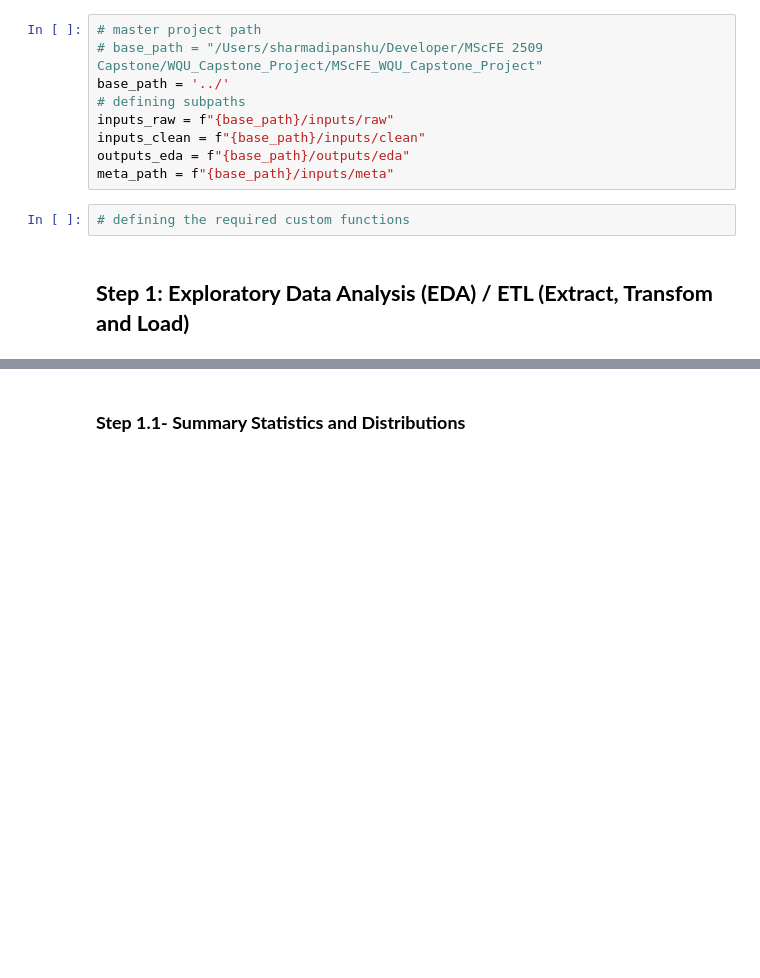
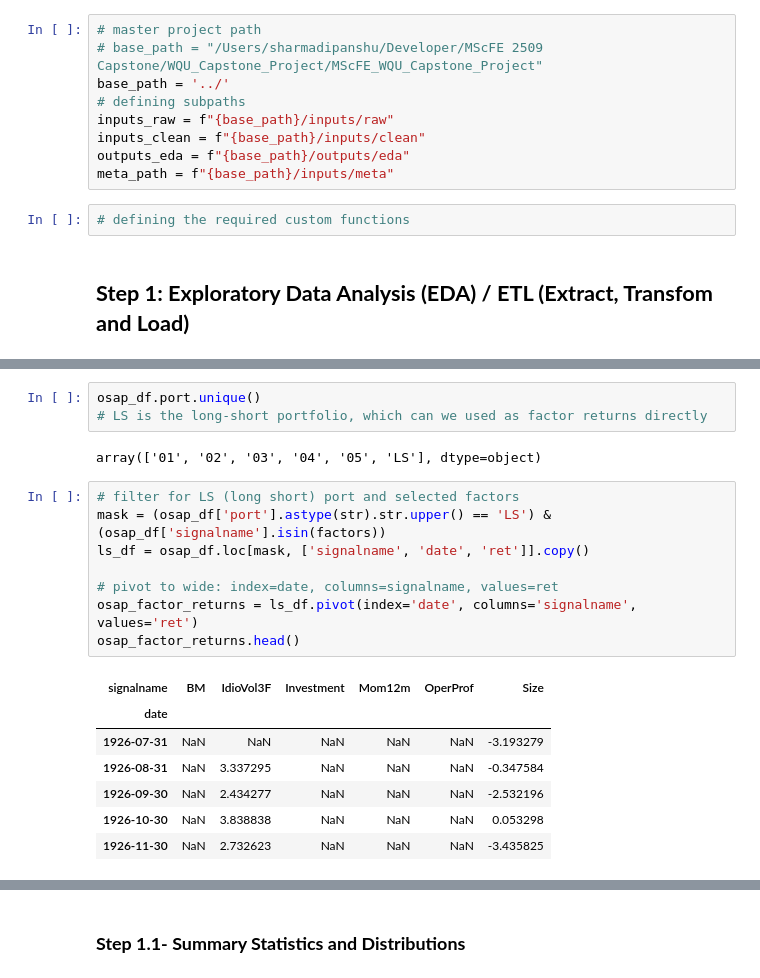
Before and after one commit to dipanshusharma2001/MScFE_WQU_Capstone_Project, a Jupyter notebook: notebooks/CausalFactorInvestingUsingInfluenceDiagram_StudentGroup_11186.ipynb, the cells around one changed output, grey strips where cells are left out. Cells and saved outputs as stored; diff of their text form; blank space fills up the shorter version.

```diff
--- a/notebooks/CausalFactorInvestingUsingInfluenceDiagram_StudentGroup_11186.ipynb
+++ b/notebooks/CausalFactorInvestingUsingInfluenceDiagram_StudentGroup_11186.ipynb
@@ -86,0 +71,21 @@ msci_monthly_returns.to_csv(f"{inputs_clean}/msci_em_factor_monthly_returns.csv"
+# %%
+osap_df.port.unique()
+# LS is the long-short portfolio, which can we used as factor returns directly
+# %% [output]
+array(['01', '02', '03', '04', '05', 'LS'], dtype=object)
+# %%
+# filter for LS (long short) port and selected factors
+mask = (osap_df['port'].astype(str).str.upper() == 'LS') & (osap_df['signalname'].isin(factors))
+ls_df = osap_df.loc[mask, ['signalname', 'date', 'ret']].copy()
+
+# pivot to wide: index=date, columns=signalname, values=ret
+osap_factor_returns = ls_df.pivot(index='date', columns='signalname', values='ret')
+osap_factor_returns.head()
+# %% [output]
+| signalname | BM | IdioVol3F | Investment | Mom12m | OperProf | Size |
+| date |  |  |  |  |  |  |
+| 1926-07-31 | NaN | NaN | NaN | NaN | NaN | -3.193279 |
+| 1926-08-31 | NaN | 3.337295 | NaN | NaN | NaN | -0.347584 |
+| 1926-09-30 | NaN | 2.434277 | NaN | NaN | NaN | -2.532196 |
+| 1926-10-30 | NaN | 3.838838 | NaN | NaN | NaN | 0.053298 |
+| 1926-11-30 | NaN | 2.732623 | NaN | NaN | NaN | -3.435825 |
```
Also changed, not shown: parts of 12 cells of this notebook, 6 other files.
